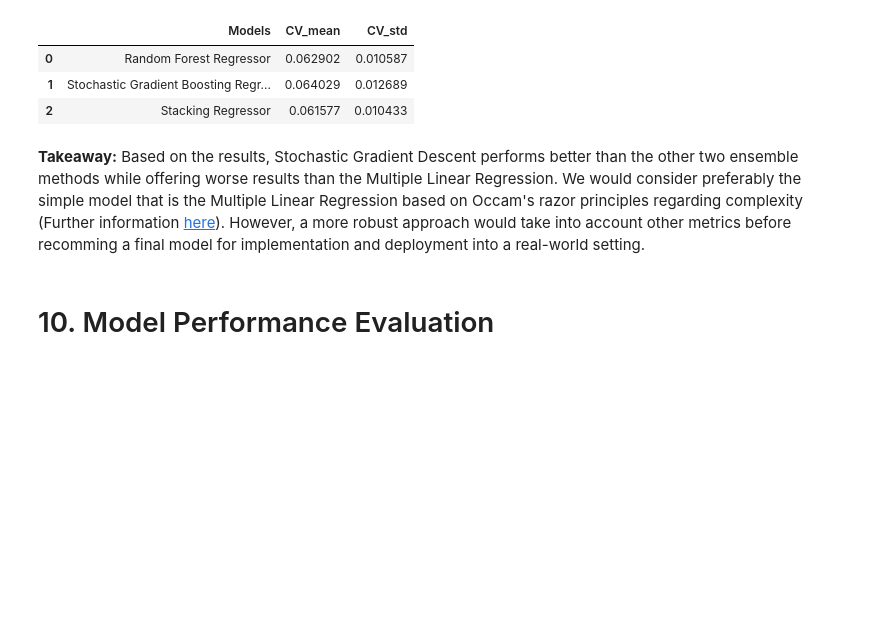
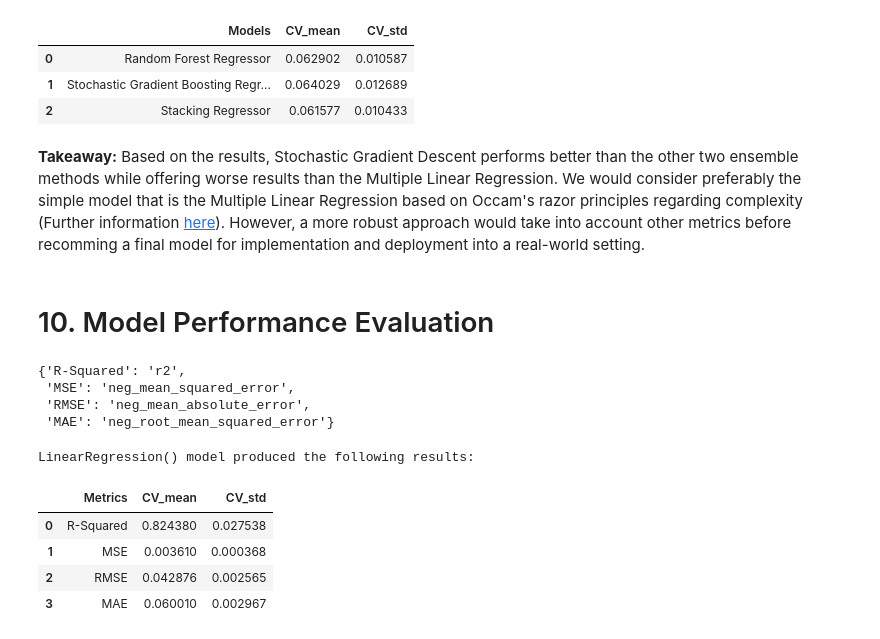
Before and after one commit to aorsot1/data_science_kaggle_datasets, a Jupyter notebook: Notebooks/Python/masters-admission-rmse-0-04-w-eda (1).ipynb, the cells around one changed output. Saved outputs shown, nothing was run; the diff lists cells and outputs as text; code cells hidden in the pictures; blank space fills up the shorter version.

```diff
--- a/Notebooks/Python/masters-admission-rmse-0-04-w-eda (1).ipynb
+++ b/Notebooks/Python/masters-admission-rmse-0-04-w-eda (1).ipynb
@@ -696,11 +712,26 @@ def performance_metrics(model, X, y, cv, metrics):
 # %%
-# Function Parameters
-X, y = X_train, y_train
-cv = 5
-metrics = metrics
+# Define the metrics dictionary
+metrics = {}
 
-# Output
-models = [LinearRegression(), GradientBoostingRegressor()]
-for model in models:
-    print("Performance metrics for", str(model))
-    performance_metrics(model, X, y, cv, metrics)
+# Adding the desired metrics
+metrics.update({'R-Squared':'r2'})
+metrics.update({'MSE':'neg_mean_squared_error'})
+metrics.update({'RMSE':'neg_mean_absolute_error'})
+metrics.update({'MAE':'neg_root_mean_squared_error'})
+
+metrics
+# %% [output]
+{'R-Squared': 'r2',
+ 'MSE': 'neg_mean_squared_error',
+ 'RMSE': 'neg_mean_absolute_error',
+ 'MAE': 'neg_root_mean_squared_error'}
+# %%
+reg_lin = LinearRegression()
+performance_metrics(data=df, model=reg_lin, metrics=metrics)
+# %% [output]
+LinearRegression() model produced the following results:
+|  | Metrics | CV_mean | CV_std |
+| 0 | R-Squared | 0.824380 | 0.027538 |
+| 1 | MSE | 0.003610 | 0.000368 |
+| 2 | RMSE | 0.042876 | 0.002565 |
+| 3 | MAE | 0.060010 | 0.002967 |
```
Also changed, not shown: parts of 9 cells of this notebook.
